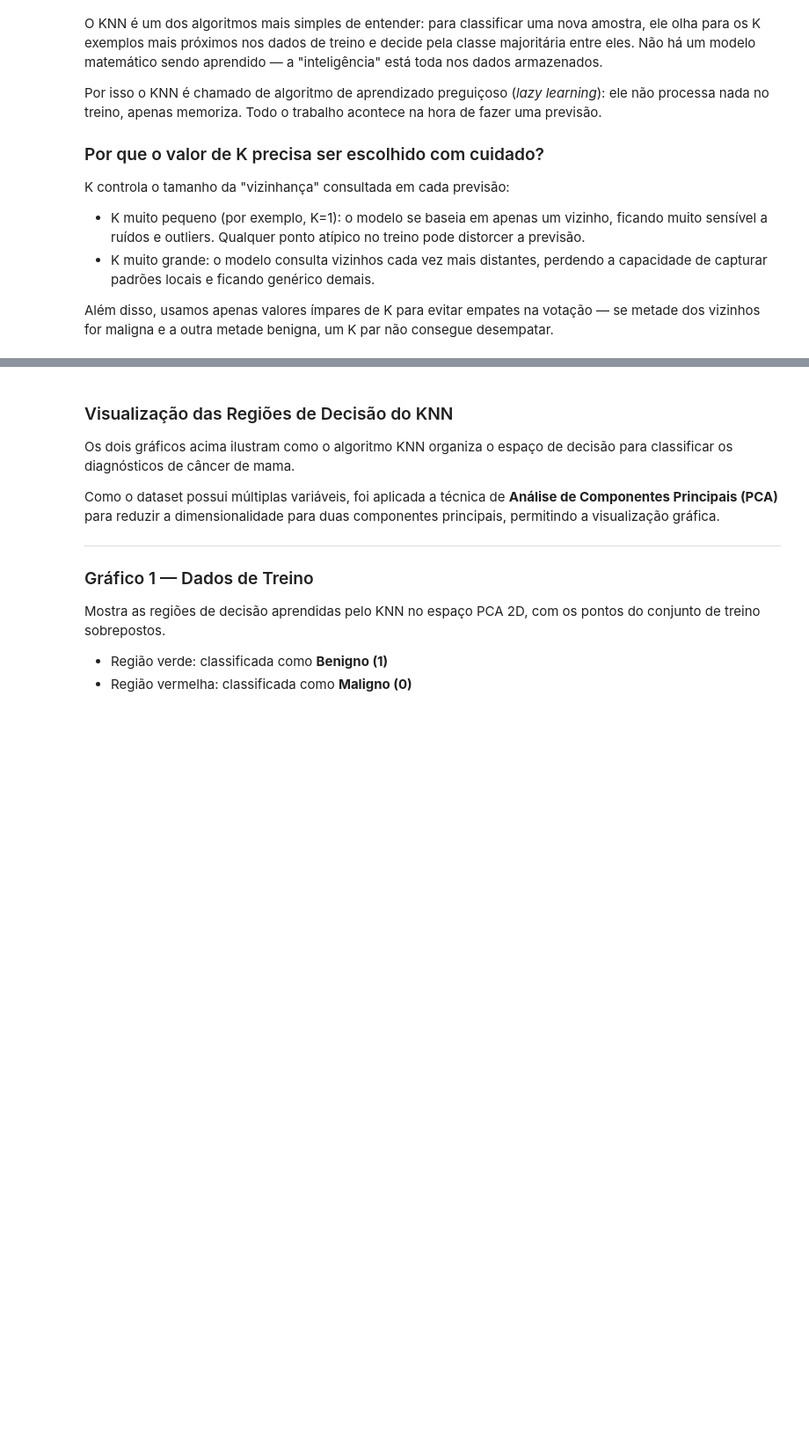
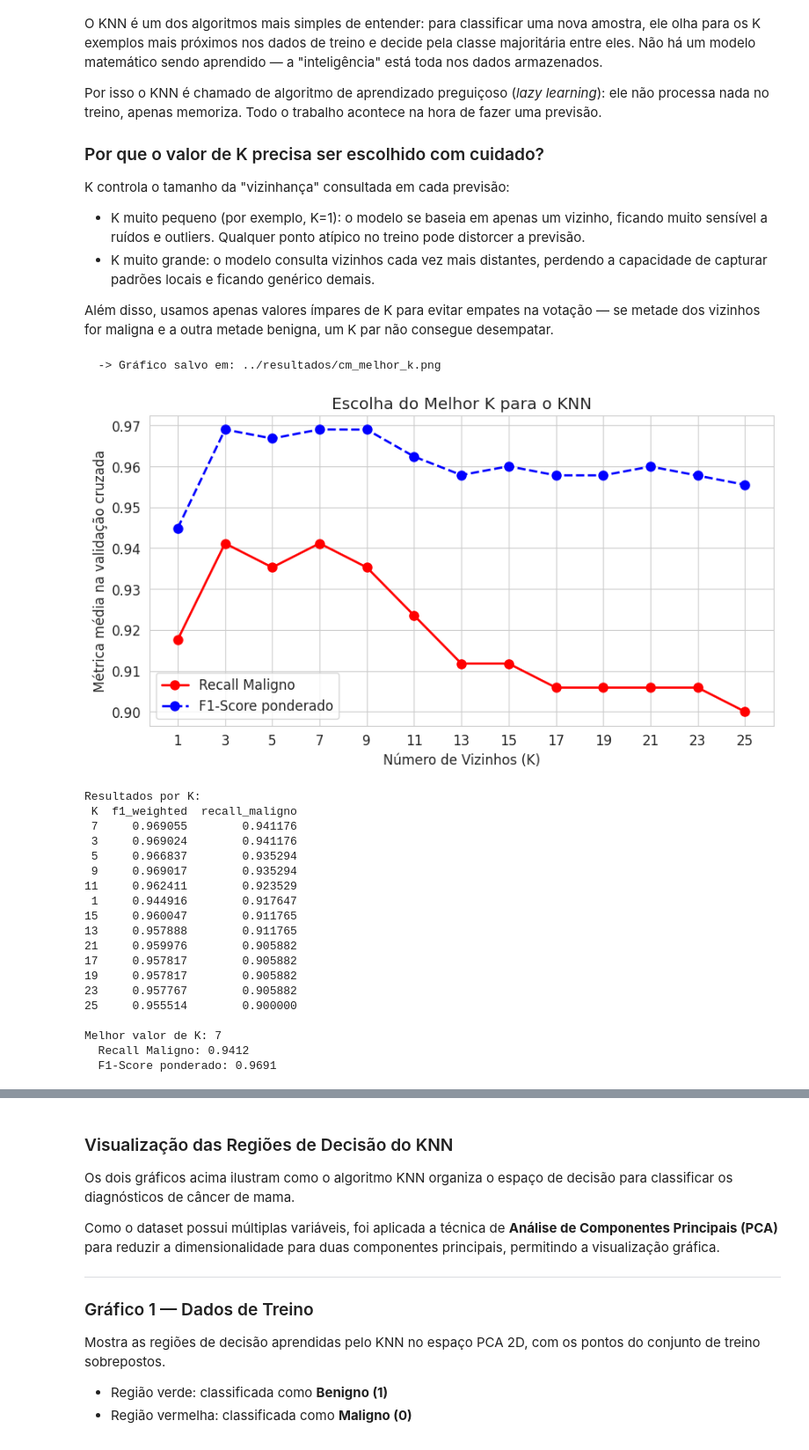
Before and after one commit to netomantonio/tech-challenge-1, a Jupyter notebook: notebooks/01_cancer_mama.ipynb, the cells around one changed output, grey strips where cells are left out. Shown at 88% size. Drawn from its saved outputs; the diff is of its cells as text; code cells hidden in the pictures; blank space fills up the shorter version.

```diff
--- a/notebooks/01_cancer_mama.ipynb
+++ b/notebooks/01_cancer_mama.ipynb
@@ -547,7 +658,7 @@ Antes de definir qual escalador usar, vamos testar ambos com um modelo simples (
 # %%
 # Comparar StandardScaler vs MinMaxScaler usando validação cruzada
 # Usamos Pipeline para garantir que o escalonamento é feito corretamente
-# (ajustado no treino, aplicado no teste — evita data leakage)
+# (ajustado no treino de cada fold, aplicado na validação — evita data leakage)
 
 # Pipeline com StandardScaler
 pipeline_standard = Pipeline([
@@ -561,9 +672,11 @@ pipeline_minmax = Pipeline([
     ('modelo', LogisticRegression(max_iter=10000, random_state=42))
 ])
 
-# Validação cruzada com 5 folds
-scores_standard = cross_val_score(pipeline_standard, X_treino, y_treino, cv=5, scoring='f1_weighted')
-scores_minmax = cross_val_score(pipeline_minmax, X_treino, y_treino, cv=5, scoring='f1_weighted')
+# Validação cruzada estratificada com 5 folds
+cv_escaladores = StratifiedKFold(n_splits=5, shuffle=True, random_state=42)
+
+scores_standard = cross_val_score(pipeline_standard, X_treino, y_treino, cv=cv_escaladores, scoring='f1_weighted')
+scores_minmax = cross_val_score(pipeline_minmax, X_treino, y_treino, cv=cv_escaladores, scoring='f1_weighted')
 
 print("Comparação dos Escaladores (F1-Score com Validação Cruzada - 5 folds)")
 print("=" * 65)
@@ -887,29 +938,73 @@ K controla o tamanho da "vizinhança" consultada em cada previsão:
 Além disso, usamos apenas valores ímpares de K para evitar empates na votação — se metade dos vizinhos for maligna e a outra metade benigna, um K par não consegue desempatar.
 # %%
 # Encontrar o melhor valor de K usando validação cruzada
-# Testamos valores ímpares de 1 a 25 para evitar empates na votação
+# Critério principal: recall da classe Maligno (pos_label=0)
+# Critério de desempate: F1-score ponderado
 valores_k = range(1, 26, 2)
-scores_k = []
+resultados_k = []
+cv_knn = StratifiedKFold(n_splits=5)
+recall_maligno_scorer = make_scorer(recall_score, pos_label=0)
 
 for k in valores_k:
     knn_temp = KNeighborsClassifier(n_neighbors=k)
-    scores = cross_val_score(knn_temp, X_treino_scaled, y_treino, cv=5, scoring='f1_weighted')
-    scores_k.append(scores.mean())
+    scores_f1 = cross_val_score(knn_temp, X_treino_scaled, y_treino, cv=cv_knn, scoring='f1_weighted')
+    scores_recall = cross_val_score(knn_temp, X_treino_scaled, y_treino, cv=cv_knn, scoring=recall_maligno_scorer)
+    resultados_k.append({
+        'K': k,
+        'f1_weighted': scores_f1.mean(),
+        'recall_maligno': scores_recall.mean()
+    })
+
+df_metricas_k = pd.DataFrame(resultados_k)
+df_resultados_k = df_metricas_k.sort_values(
+    by=['recall_maligno', 'f1_weighted'],
+    ascending=False
+).reset_index(drop=True)
+
+melhor_k = int(df_resultados_k.loc[0, 'K'])
 
 # Plotar resultado
 plt.figure(figsize=(10, 5))
-plt.plot(list(valores_k), scores_k, 'bo-', linewidth=2, markersize=8)
+plt.plot(df_metricas_k['K'], df_metricas_k['recall_maligno'], 'ro-', linewidth=2, markersize=8, label='Recall Maligno')
+plt.plot(df_metricas_k['K'], df_metricas_k['f1_weighted'], 'bo--', linewidth=2, markersize=8, label='F1-Score ponderado')
 plt.xlabel('Número de Vizinhos (K)')
-plt.ylabel('F1-Score (Validação Cruzada)')
+plt.ylabel('Métrica média na validação cruzada')
 plt.title('Escolha do Melhor K para o KNN')
 plt.xticks(list(valores_k))
+plt.legend()
 plt.grid(True)
 plt.savefig(os.path.join(DIR_RESULTADOS, 'cm_melhor_k.png'), dpi=150, bbox_inches='tight')
 print(f"  -> Gráfico salvo em: {os.path.join(DIR_RESULTADOS, 'cm_melhor_k.png')}")
 plt.show()
 
-melhor_k = list(valores_k)[np.argmax(scores_k)]
-print(f"Melhor valor de K: {melhor_k} (F1-Score: {max(scores_k):.4f})")
+print("Resultados por K:")
+print(df_resultados_k.to_string(index=False))
+print()
+print(f"Melhor valor de K: {melhor_k}")
+print(f"  Recall Maligno: {df_resultados_k.loc[0, 'recall_maligno']:.4f}")
+print(f"  F1-Score ponderado: {df_resultados_k.loc[0, 'f1_weighted']:.4f}")
+# %% [output]
+  -> Gráfico salvo em: ../resultados/cm_melhor_k.png
+[figure, added]
+Resultados por K:
+ K  f1_weighted  recall_maligno
+ 7     0.969055        0.941176
+ 3     0.969024        0.941176
+ 5     0.966837        0.935294
+ 9     0.969017        0.935294
+11     0.962411        0.923529
+ 1     0.944916        0.917647
+15     0.960047        0.911765
+13     0.957888        0.911765
+21     0.959976        0.905882
+17     0.957817        0.905882
+19     0.957817        0.905882
+23     0.957767        0.905882
+25     0.955514        0.900000
+
+Melhor valor de K: 7
+  Recall Maligno: 0.9412
+  F1-Score ponderado: 0.9691
 # %%
 # Modelo 2: KNN com o melhor K encontrado
 modelo_knn = KNeighborsClassifier(n_neighbors=melhor_k)
```
Also changed, not shown: parts of 44 cells of this notebook.
